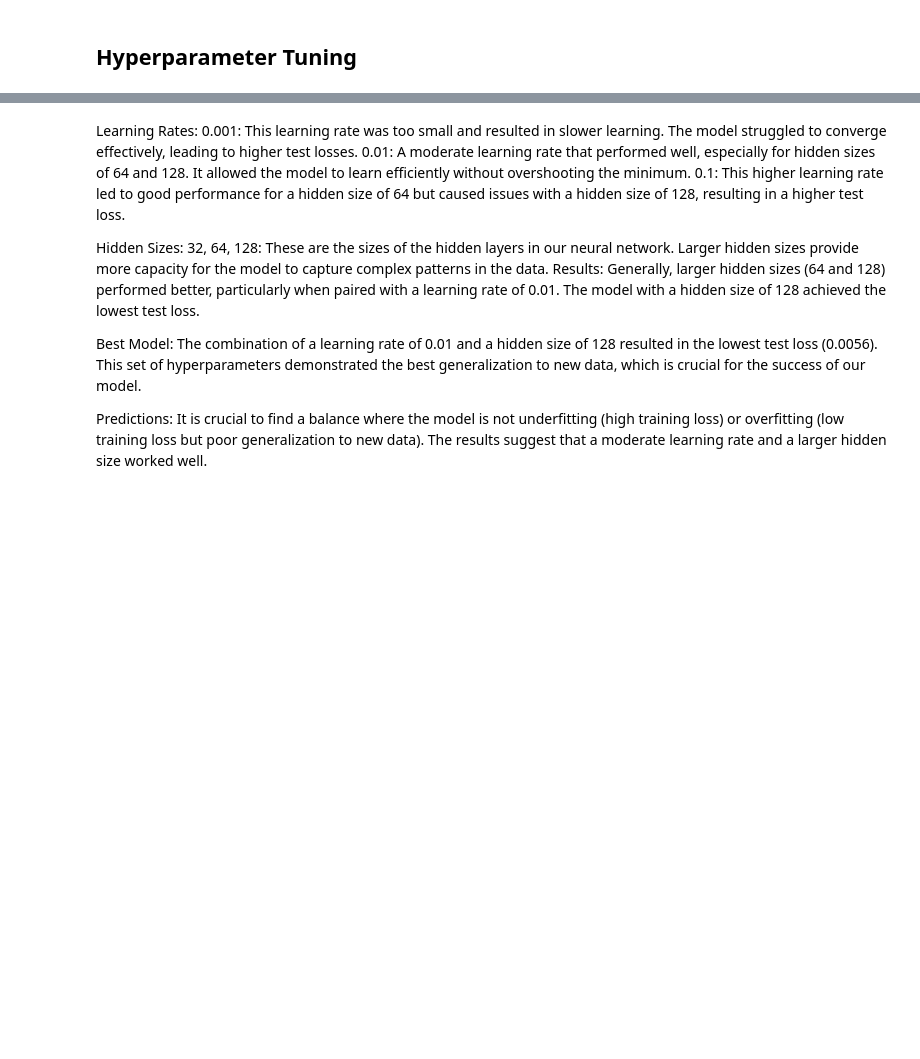
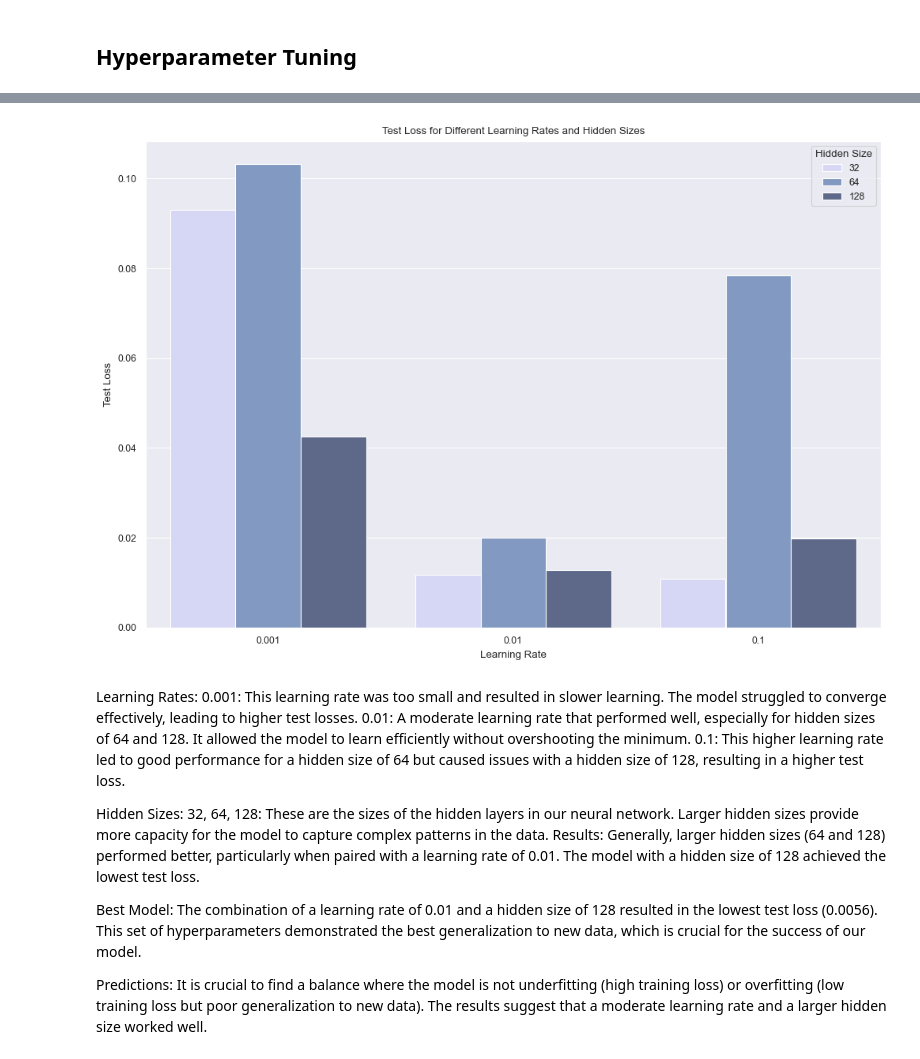
Before and after one commit to sanab123/Pytorch-Project, a Jupyter notebook: Pytorch-OAT.ipynb, the cells around one changed output, grey strips where cells are left out. Drawn from its saved outputs; the diff is of its cells as text; code cells hidden in the pictures; blank space fills up the shorter version.

```diff
--- a/Pytorch-OAT.ipynb
+++ b/Pytorch-OAT.ipynb
@@ -426,3 +438,15 @@ output_tensor = net(input_tensor)
+# %%
+import matplotlib.pyplot as plt
+import seaborn as sns
+
+color_palette = ["#d1d2f9", "#7796CB", "#576490"]
+
+plt.figure(figsize=(12, 8))
+sns.barplot(x='Learning Rate', y='Test Loss', hue='Hidden Size', data=results_df, palette=color_palette)
+plt.title('Test Loss for Different Learning Rates and Hidden Sizes')
+plt.show()
+# %% [output]
+[figure, added]
 # %% [markdown]
 Learning Rates:
 0.001: This learning rate was too small and resulted in slower learning. The model struggled to converge effectively, leading to higher test losses.
```
Also changed, not shown: parts of 11 cells of this notebook.
